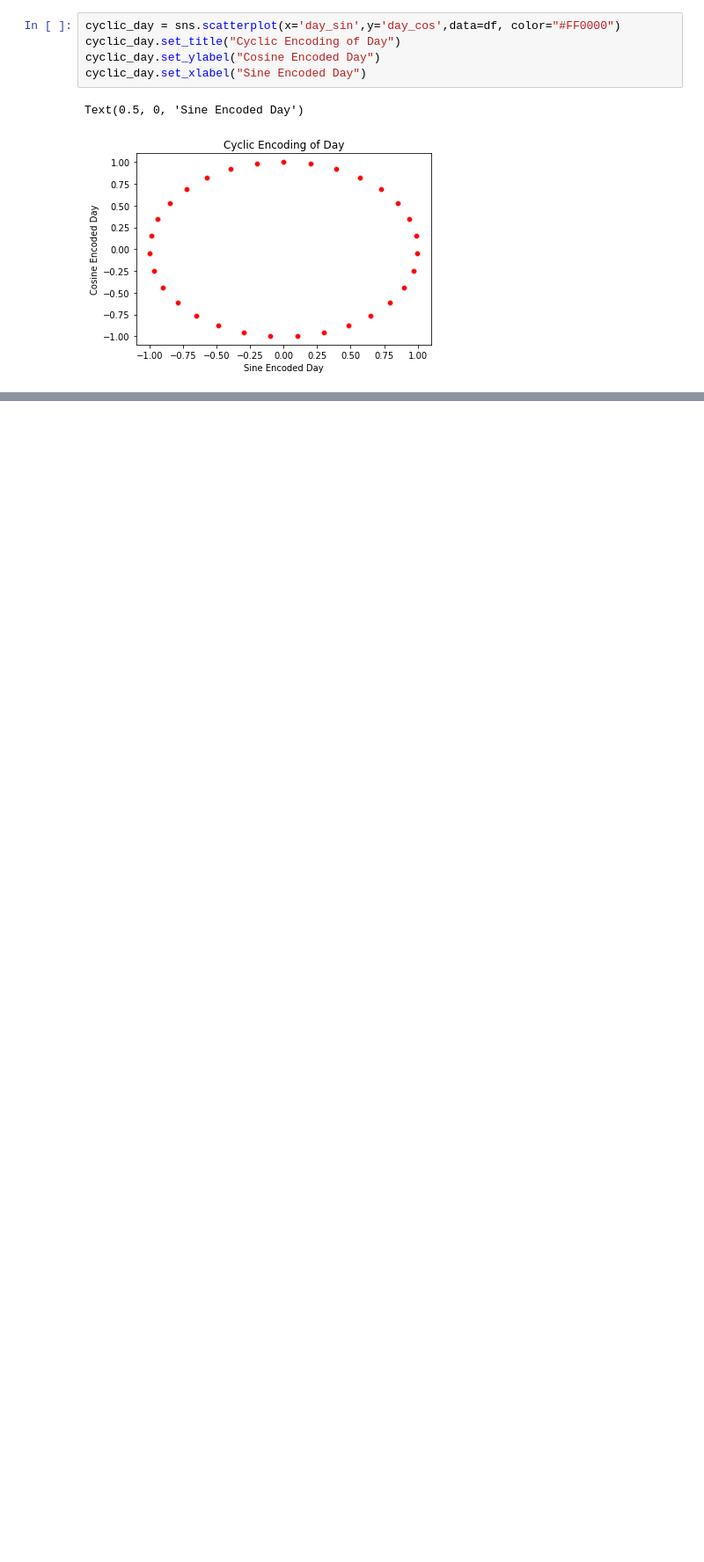
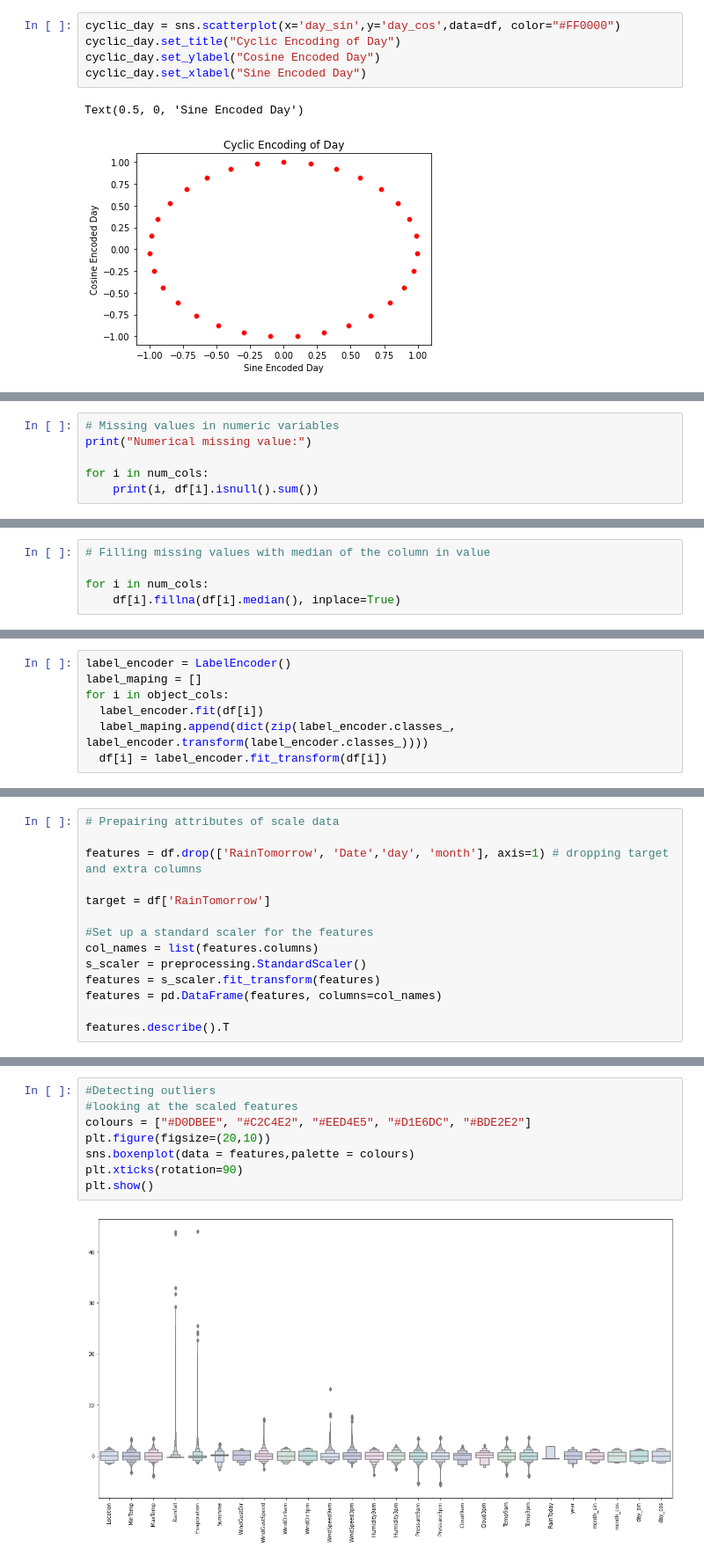
Before and after one commit to trinhhungfischer/ml-intro-project, a Jupyter notebook: rain-prediction-data-eda.ipynb, the cells around one changed output, grey strips where cells are left out. Shown at 88% size. Drawn from its saved outputs; the diff is of its cells as text; blank space fills up the shorter version.

```diff
--- a/rain-prediction-data-eda.ipynb
+++ b/rain-prediction-data-eda.ipynb
@@ -216,0 +227,6 @@ Text(0.5, 0, 'Sine Encoded Day')
+# %%
+# Missing values in numeric variables
+print("Numerical missing value:")
+
+for i in num_cols:
+    print(i, df[i].isnull().sum())
@@ -216,0 +251,5 @@ Text(0.5, 0, 'Sine Encoded Day')
+# %%
+# Filling missing values with median of the column in value
+
+for i in num_cols:
+    df[i].fillna(df[i].median(), inplace=True)
@@ -216,0 +295,7 @@ Text(0.5, 0, 'Sine Encoded Day')
+# %%
+label_encoder = LabelEncoder()
+label_maping = []
+for i in object_cols:
+  label_encoder.fit(df[i])
+  label_maping.append(dict(zip(label_encoder.classes_, label_encoder.transform(label_encoder.classes_))))
+  df[i] = label_encoder.fit_transform(df[i])
@@ -216,0 +318,14 @@ Text(0.5, 0, 'Sine Encoded Day')
+# %%
+# Prepairing attributes of scale data
+
+features = df.drop(['RainTomorrow', 'Date','day', 'month'], axis=1) # dropping target and extra columns
+
+target = df['RainTomorrow']
+
+#Set up a standard scaler for the features
+col_names = list(features.columns)
+s_scaler = preprocessing.StandardScaler()
+features = s_scaler.fit_transform(features)
+features = pd.DataFrame(features, columns=col_names)
+
+features.describe().T
@@ -216,0 +350,10 @@ Text(0.5, 0, 'Sine Encoded Day')
+# %%
+#Detecting outliers
+#looking at the scaled features
+colours = ["#D0DBEE", "#C2C4E2", "#EED4E5", "#D1E6DC", "#BDE2E2"]
+plt.figure(figsize=(20,10))
+sns.boxenplot(data = features,palette = colours)
+plt.xticks(rotation=90)
+plt.show()
+# %% [output]
+[figure, added]
```
Also changed, not shown: parts of 47 cells of this notebook, 3 other files.
